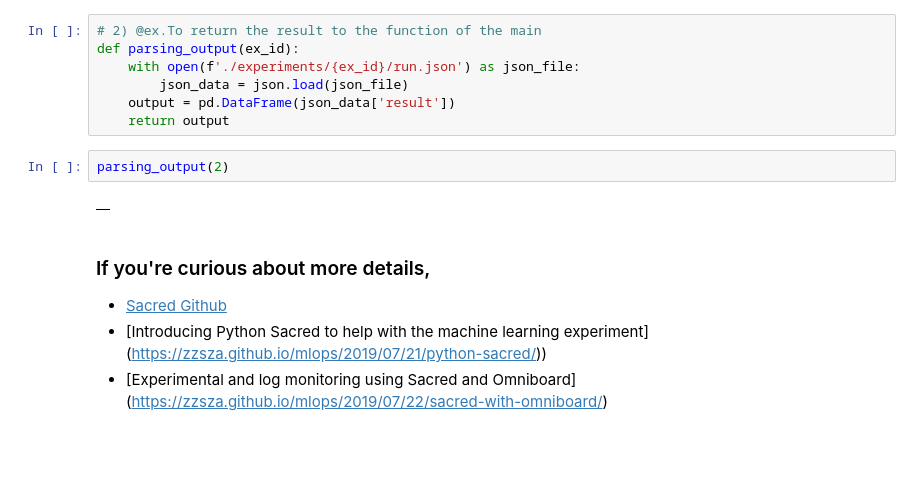
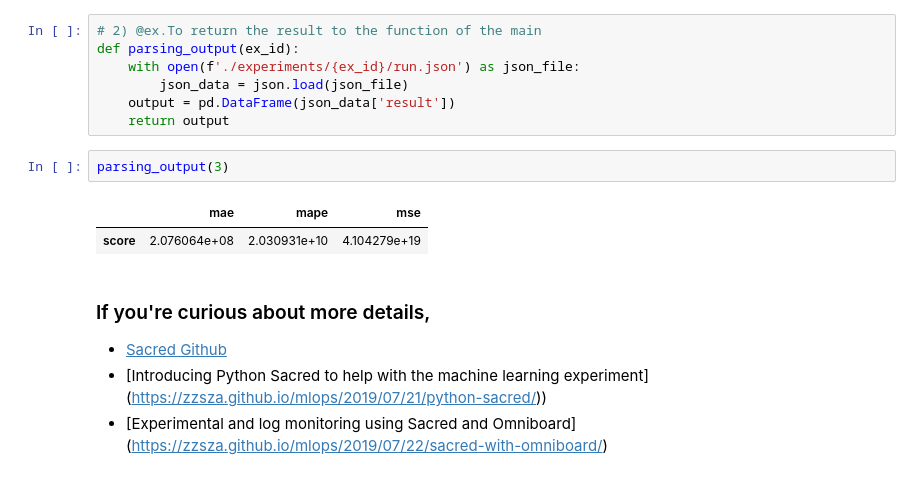
Before and after one commit to chaeyeon2367/NYCtaxi-python-DemandForecast, a Jupyter notebook: models/Baseline_Model_Sacred_for_Repeat_Experiments.ipynb, the cells around one changed output. Cells and saved outputs as stored; diff of their text form; blank space fills up the shorter version.

```diff
--- a/models/Baseline_Model_Sacred_for_Repeat_Experiments.ipynb
+++ b/models/Baseline_Model_Sacred_for_Repeat_Experiments.ipynb
@@ -304,9 +315,10 @@ def parsing_output(ex_id):
     output = pd.DataFrame(json_data['result'])
     return output
 # %%
-parsing_output(2)
+parsing_output(3)
 # %% [output]
-|  |
+|  | mae | mape | mse |
+| score | 2.076064e+08 | 2.030931e+10 | 4.104279e+19 |
 # %% [markdown]
 ### If you're curious about more details,
 - [Sacred Github](https://github.com/IDSIA/sacred)
```
Also changed, not shown: parts of 14 cells of this notebook, 23 other files.
